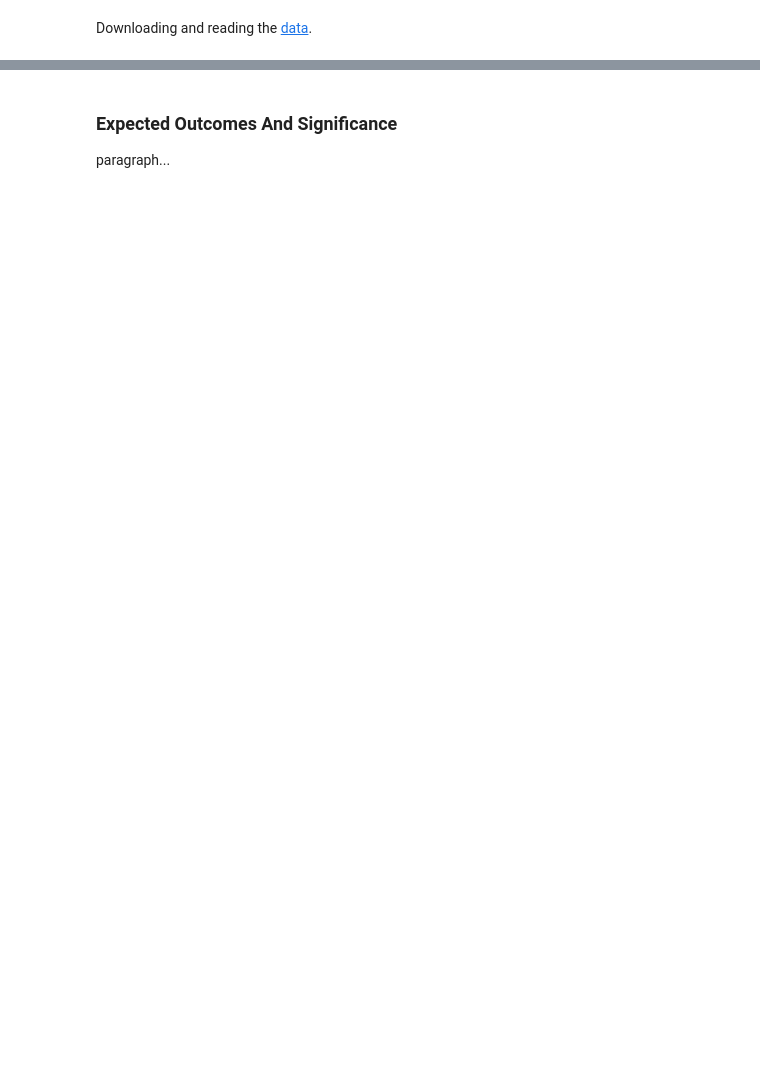
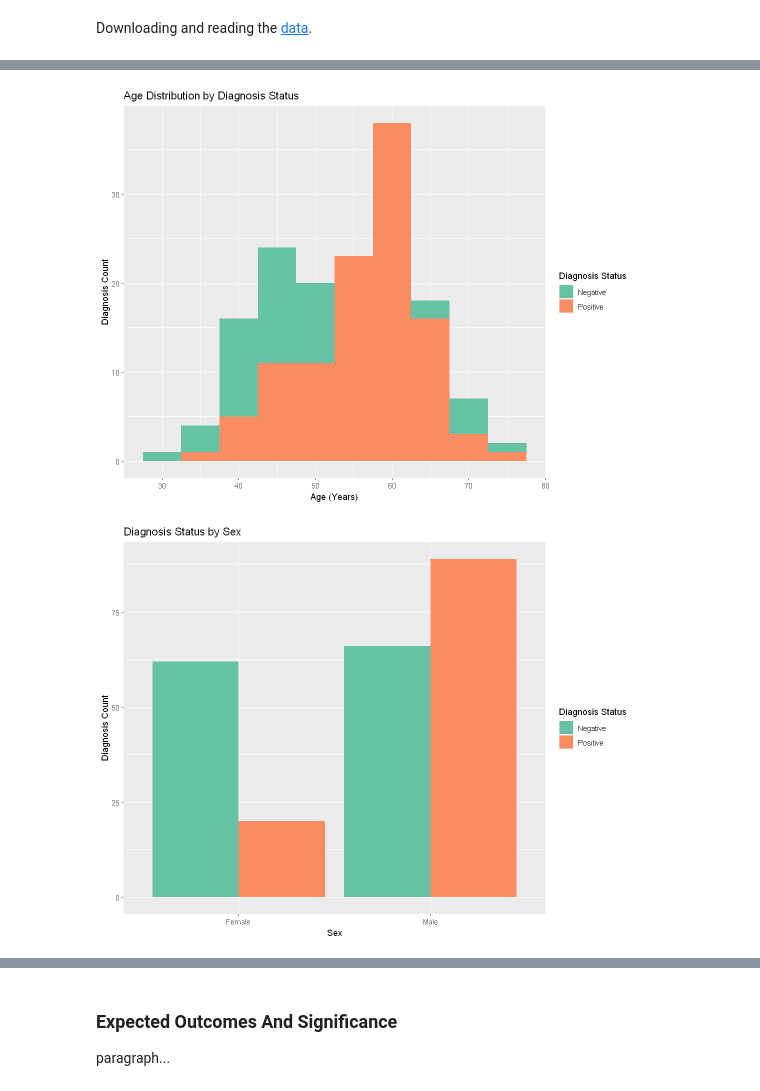
Before and after one commit to Jaboott/DSCI100-Project, a Jupyter notebook: Project_Proposal.ipynb, the cells around one changed output, grey strips where cells are left out. Drawn from its saved outputs; the diff is of its cells as text; code cells hidden in the pictures; blank space fills up the shorter version.

Commit message:
Completed data cleaning and splitting. Started feature selection.

```diff
--- a/Project_Proposal.ipynb
+++ b/Project_Proposal.ipynb
@@ -64,0 +256,7 @@ A tibble: 6 × 14
+# %%
+# using num as a factor and renaming the categories
+cleveland_filtered <- cleveland_filtered |>
+  mutate(num = as_factor(num)) |>
+  mutate(num = fct_recode(num, "Positive" = "1", "Negative" = "0"))
+
+head(cleveland_filtered)
@@ -64,0 +279,11 @@ A tibble: 6 × 14
+# %%
+# creating the split object
+cleveland_split <- initial_split(cleveland_filtered, prop = 0.8, strata = num)
+
+# creating the training split
+cleveland_train <- training(cleveland_split)
+
+# creating the testing split
+cleveland_test <- testing(cleveland_split)
+
+glimpse(cleveland_train)
@@ -65,3 +310,34 @@ A tibble: 6 × 14
+# %%
+options(repr.plot.width = 9, repr.plot.height = 7)
+
+# graph to compare the age and diagnosis count
+age_dist <- cleveland_train |>
+  ggplot(aes(x = age, fill = num)) +
+  geom_histogram(position = "identity", binwidth = 5) +
+  scale_fill_brewer(palette = "Set2") +
+  labs(title = "Age Distribution by Diagnosis Status",
+       x = "Age (Years)",
+       y = "Diagnosis Count",
+       fill = "Diagnosis Status")
+
+age_dist
+
+# graph to compare the sex and diagnosis count
+gender_dist <- cleveland_train |>
+  mutate(sex = as_factor(sex)) |>
+  mutate(sex = fct_recode(sex, "Male" = "1", "Female" = "0")) |>
+  ggplot(aes(x = as_factor(sex), fill = num)) +
+  geom_bar(position = "dodge") +
+  scale_fill_brewer(palette = "Set2") +
+  labs(title = "Diagnosis Status by Sex",
+       x = "Sex",
+       y = "Diagnosis Count",
+       fill = "Diagnosis Status")
+
+gender_dist
+# %% [output]
+[figure, added]
+[figure, added]
 # %% [markdown]
 ### Methods
 
```
Also changed, not shown: parts of 27 cells of this notebook.
